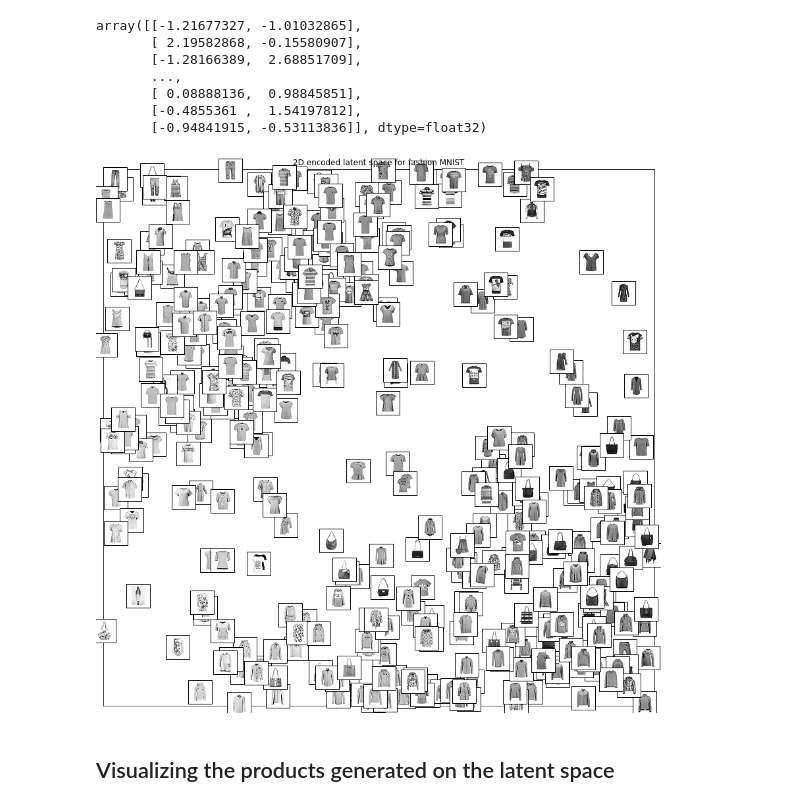
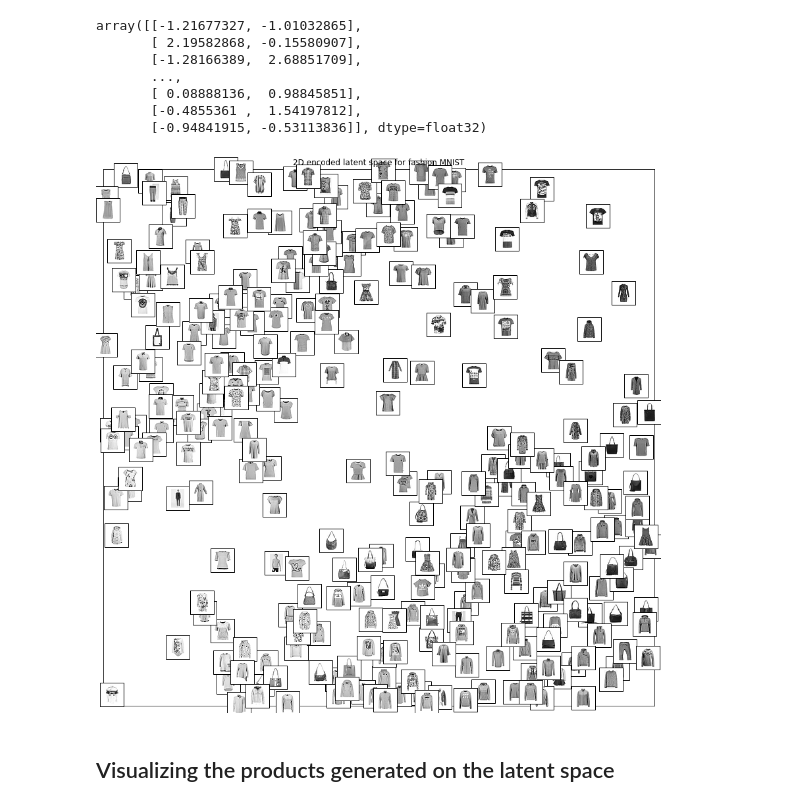
Before and after one commit to TheoLvs/machine-learning, a Jupyter notebook: 3. Generative Models/2. Generating clothes with VAE and fashion MNIST.ipynb, the cells around one changed output. Saved outputs shown, nothing was run; the diff lists cells and outputs as text; code cells hidden in the pictures.

```diff
--- a/3. Generative Models/2. Generating clothes with VAE and fashion MNIST.ipynb
+++ b/3. Generative Models/2. Generating clothes with VAE and fashion MNIST.ipynb
@@ -201,30 +201,30 @@ array([[-1.21677327, -1.01032865],
 # %%
 X_test_encoded = encoder.predict(X_test, batch_size=batch_size)
 plt.figure(figsize=(15, 15))
 ax = plt.subplot(111)
 # plt.scatter(X_test_encoded[:, 0], X_test_encoded[:, 1], c=y_test)
 
 selection = np.random.randint(0,len(X_test),10000)
 X_test_encoded_selection = X_test_encoded[selection]
 X_test_selection = X_test[selection]
 
 shown_images = np.array([[100, 100]])  # just something big
 for j,i in enumerate(selection):
     dist = np.sum((X_test_encoded_selection[j] - shown_images) ** 2, 1)
-    if np.min(dist) < 4e-5:
+    if np.min(dist) < 4e-4:
         continue
     shown_images = np.r_[shown_images, [X_test_encoded_selection[j]]]
     imagebox = offsetbox.AnnotationBbox(
         offsetbox.OffsetImage(X_test[i].reshape((28,28)), cmap=plt.cm.gray_r),
         X_test_encoded_selection[j])
     ax.add_artist(imagebox)
 
 plt.title("2D encoded latent space for fashion MNIST")
 plt.xticks(())
 plt.yticks(())
 plt.show()
 # %% [output]
-[figure, old version]
+[figure, new version]
 # %% [markdown]
 ## Visualizing the products generated on the latent space
 # %% [markdown]
```
Also changed, not shown: parts of 1 cell of this notebook.
